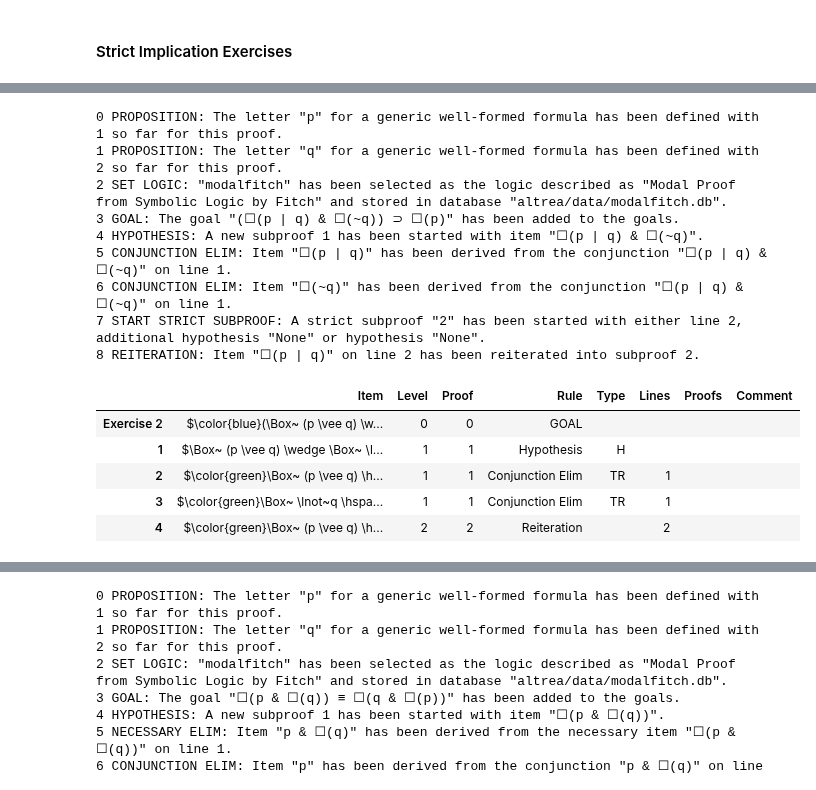
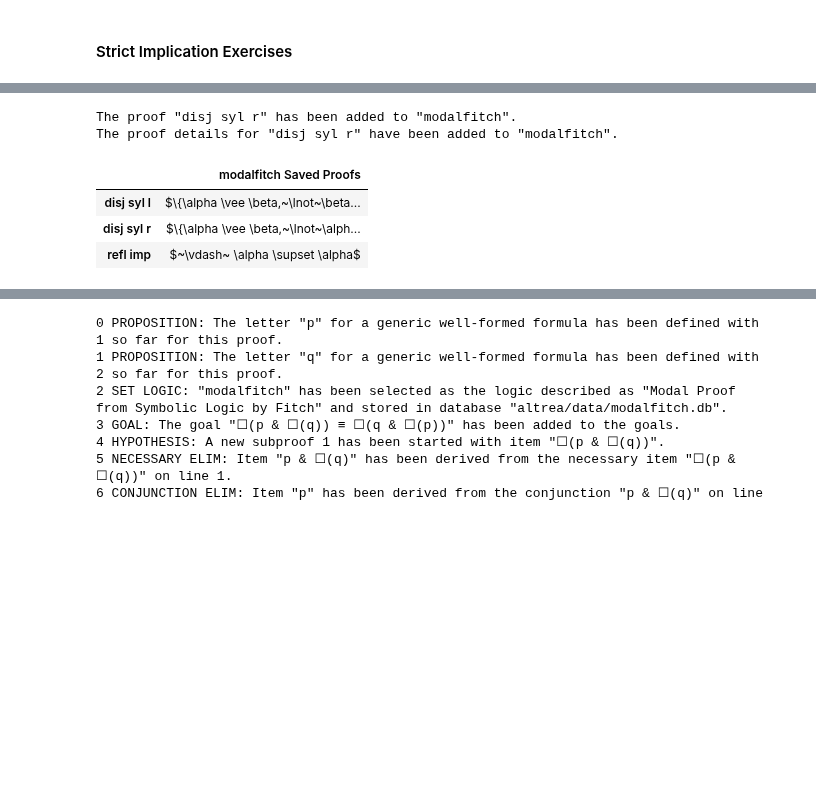
Before and after one commit to FrankHubeny/AltRea, a Jupyter notebook: modalfitch.ipynb, the cells around one changed output, grey strips where cells are left out. Cells and saved outputs as stored; diff of their text form; code cells hidden in the pictures; blank space fills up the shorter version.

Commit message:
finished lemmas for writeproof

```diff
--- a/modalfitch.ipynb
+++ b/modalfitch.ipynb
@@ -88,3 +88,18 @@ Data loaded to the altrea/data/metadata.db tables have been committed.
 The proof table already exists.
 The proofdetails table already exists.
 Data loaded to the altrea/data/modalfitch.db tables have been committed.
+# %%
+from IPython.display import display, Math, Latex, display_markdown, HTML
+import pandas as pd
+pd.options.display.max_colwidth=500
+from altrea.wffs import Wff, Implies, Not, Or, And, Necessary, StrictImplies
+from altrea.rules import Proof
+c = Proof('', '', '')
+#P = c.proposition('\\alpha')
+#Q = c.proposition('\\beta')
+R = c.proposition('\\gamma')
+c.setlogic('modalfitch')
+c.goal(R)
+#c.premise(P)
+#c.premise(Q)
+c.truthtable(useint=1)
@@ -660,47 +806,37 @@ TypeError: list indices must be integers or slices, not str
+# %%
+disjsyl.saveproof()
+# %% [output]
+The proof "disj syl r" has been added to "modalfitch".
+The proof details for "disj syl r" have been added to "modalfitch".
 # %%
 # Exercise 2 from Chapter 11
 
 from IPython.display import display
 import pandas as pd
 pd.options.display.max_colwidth=500
 from altrea.wffs import *
 from altrea.rules import Proof
 ex2 = Proof('ex2', 'Exercise 2', 'Exercise 2')
 p = ex2.proposition('p')
 q = ex2.proposition('q')
 ex2.setlogic('modalfitch')
 ex2.goal(Implies(And(Necessary(Or(p, q)), Necessary(Not(q))), Necessary(p)))
 ex2.hypothesis(And(Necessary(Or(p, q)), Necessary(Not(q))))
-ex2.conjunction_elim(1, side=ex2.left)
-ex2.conjunction_elim(1, side=ex2.right)
+ex2.rule('conj elim l', [Necessary(Or(p, q)), Necessary(Not(q))], [1])
+ex2.rule('conj elim r', [Necessary(Or(p, q)), Necessary(Not(q))], [1])
 ex2.startstrictsubproof(2)
-#ex2.reiterate(3)
-#ex2.necessary_elim(4)
-#ex2.necessary_elim(5)
-#ex2.hypothesis(p)
-#ex2.implication_intro()
-#ex2.hypothesis(q)
-#ex2.reiterate(7)
-#ex2.negation_elim(10, 11)
-#ex2.implication_intro()
-#ex2.disjunction_elim(6, 9, 13)
-#ex2.necessary_intro([14])
-#ex2.implication_intro()
-ex2.displaylog()
+ex2.rule('nec elim', [Or(p, q)], [4])
+ex2.reiterate(3)
+ex2.rule('nec elim', [Not(q)], [6])
+ex2.lemma('disj syl l', [p, q], [5, 7])
+ex2.necessary_intro([8])
+ex2.implication_intro()
+
+display(ex2.lemmas())
+#ex2.displaylog()
 display(ex2.thisproof())
 # %% [output]
-0 PROPOSITION: The letter "p" for a generic well-formed formula has been defined with 1 so far for this proof.
-1 PROPOSITION: The letter "q" for a generic well-formed formula has been defined with 2 so far for this proof.
-2 SET LOGIC: "modalfitch" has been selected as the logic described as "Modal Proof from Symbolic Logic by Fitch" and stored in database "altrea/data/modalfitch.db".
-3 GOAL: The goal "(☐(p | q) & ☐(~q)) ⊃ ☐(p)" has been added to the goals.
-4 HYPOTHESIS: A new subproof 1 has been started with item "☐(p | q) & ☐(~q)".
-5 CONJUNCTION ELIM: Item "☐(p | q)" has been derived from the conjunction "☐(p | q) & ☐(~q)" on line 1.
-6 CONJUNCTION ELIM: Item "☐(~q)" has been derived from the conjunction "☐(p | q) & ☐(~q)" on line 1.
-7 START STRICT SUBPROOF: A strict subproof "2" has been started with either line 2, additional hypothesis "None" or hypothesis "None".
-8 REITERATION: Item "☐(p | q)" on line 2 has been reiterated into subproof 2.
-|  | Item | Level | Proof | Rule | Type | Lines | Proofs | Comment |
-| Exercise 2 | $\color{blue}(\Box~ (p \vee q) \w... | 0 | 0 | GOAL |  |  |  |  |
-| 1 | $\Box~ (p \vee q) \wedge \Box~ \l... | 1 | 1 | Hypothesis | H |  |  |  |
-| 2 | $\color{green}\Box~ (p \vee q) \h... | 1 | 1 | Conjunction Elim | TR | 1 |  |  |
-| 3 | $\color{green}\Box~ \lnot~q \hspa... | 1 | 1 | Conjunction Elim | TR | 1 |  |  |
-| 4 | $\color{green}\Box~ (p \vee q) \h... | 2 | 2 | Reiteration |  | 2 |  |  |
+|  | modalfitch Saved Proofs |
+| disj syl l | $\{\alpha \vee \beta,~\lnot~\beta... |
+| disj syl r | $\{\alpha \vee \beta,~\lnot~\alph... |
+| refl imp | $~\vdash~ \alpha \supset \alpha$ |
```
Also changed, not shown: parts of 16 cells of this notebook, 4 other files.
